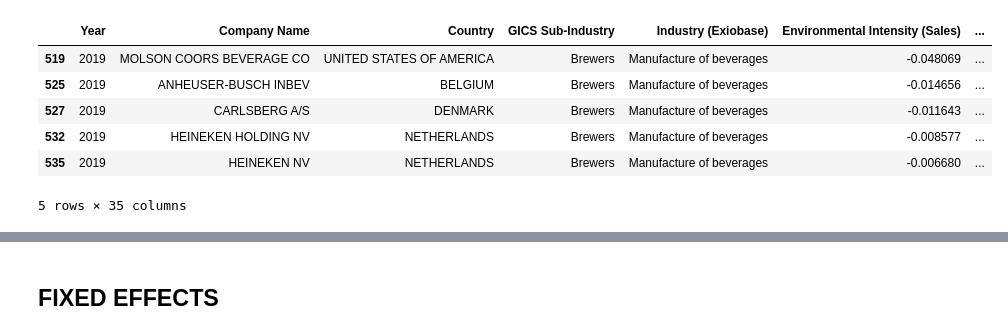
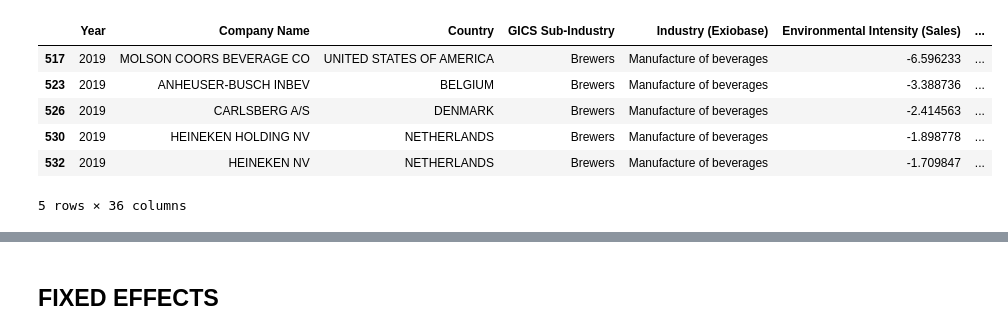
Before and after one commit to yummypugs/SPM-Project-Harvard, a Jupyter notebook: Models/SDG_UN_lasso.ipynb, the cells around one changed output, grey strips where cells are left out. Cells and saved outputs as stored; diff of their text form; code cells hidden in the pictures.

```diff
--- a/Models/SDG_UN_lasso.ipynb
+++ b/Models/SDG_UN_lasso.ipynb
@@ -58,21 +34,21 @@ df_GICSBrew.head()
 # %%
+df_GICSBrew = df[df['GICS Sub-Industry'] == 'Brewers']
+
 # Group the data by "Company Name" and count unique years for each group
 company_years_count = df_GICSBrew.groupby("Company Name")["Year"].nunique()
 
 # Filter companies with at least 10 years of data
 filtered_companies = company_years_count[company_years_count >= 10].index
 
 # Create a new DataFrame with only the companies that meet the criteria
 df_GICSBrewFiltered = df_GICSBrew[df_GICSBrew["Company Name"].isin(filtered_companies)]
+
+df_GICSBrewFiltered.head()
+# %% [output]
+|  | Year | Company Name | Country | GICS Sub-Industry | Industry (Exiobase) | Environmental Intensity (Sales) | ... |
+| 517 | 2019 | MOLSON COORS BEVERAGE CO | UNITED STATES OF AMERICA | Brewers | Manufacture of beverages | -6.596233 | ... |
+| 523 | 2019 | ANHEUSER-BUSCH INBEV | BELGIUM | Brewers | Manufacture of beverages | -3.388736 | ... |
+| 526 | 2019 | CARLSBERG A/S | DENMARK | Brewers | Manufacture of beverages | -2.414563 | ... |
+| 530 | 2019 | HEINEKEN HOLDING NV | NETHERLANDS | Brewers | Manufacture of beverages | -1.898778 | ... |
+| 532 | 2019 | HEINEKEN NV | NETHERLANDS | Brewers | Manufacture of beverages | -1.709847 | ... |
+5 rows × 36 columns
-# %%
-filtered_with_rev = df_GICSBrewFiltered.copy()
-filtered_with_rev["Revenue"] = filtered_with_rev["Total Environmental Cost"]/filtered_with_rev["Environmental Intensity (Sales)"]
-filtered_with_rev.head()
-# %% [output]
-|  | Year | Company Name | Country | GICS Sub-Industry | Industry (Exiobase) | Environmental Intensity (Sales) | ... |
-| 519 | 2019 | MOLSON COORS BEVERAGE CO | UNITED STATES OF AMERICA | Brewers | Manufacture of beverages | -0.048069 | ... |
-| 525 | 2019 | ANHEUSER-BUSCH INBEV | BELGIUM | Brewers | Manufacture of beverages | -0.014656 | ... |
-| 527 | 2019 | CARLSBERG A/S | DENMARK | Brewers | Manufacture of beverages | -0.011643 | ... |
-| 532 | 2019 | HEINEKEN HOLDING NV | NETHERLANDS | Brewers | Manufacture of beverages | -0.008577 | ... |
-| 535 | 2019 | HEINEKEN NV | NETHERLANDS | Brewers | Manufacture of beverages | -0.006680 | ... |
-5 rows × 35 columns
```
Also changed, not shown: parts of 11 cells of this notebook, 5 other files.
